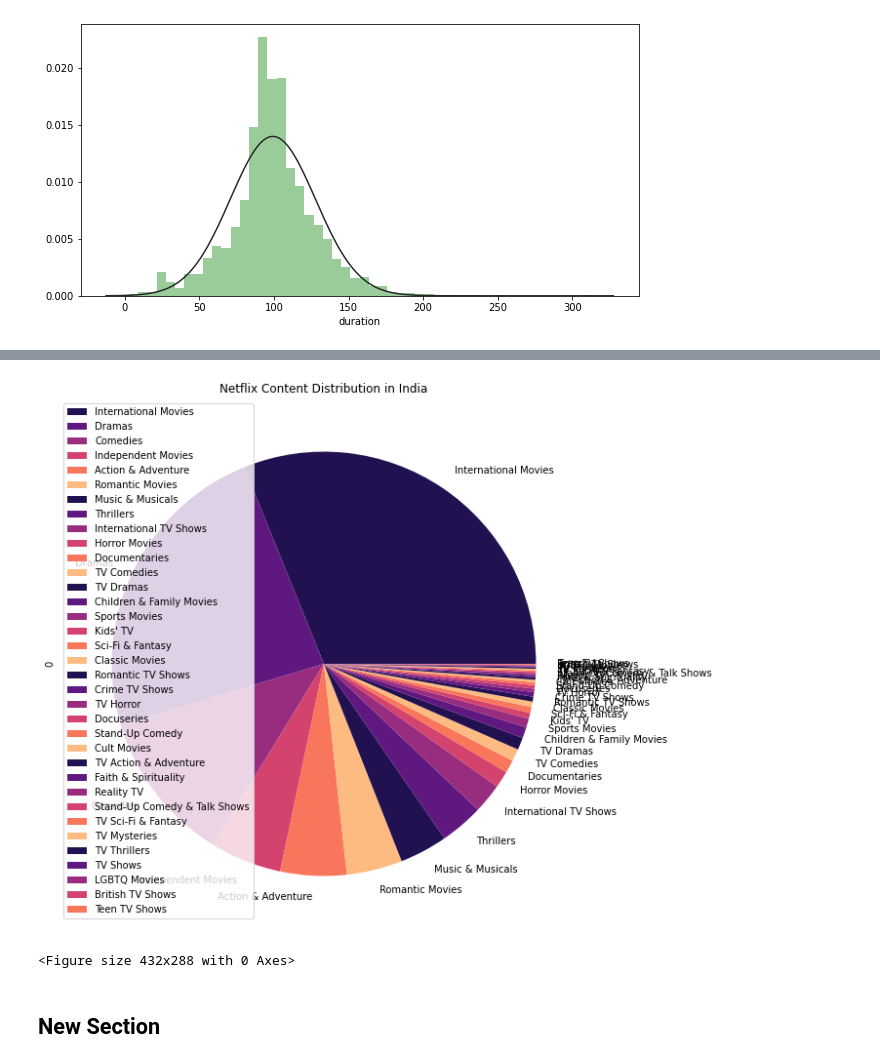
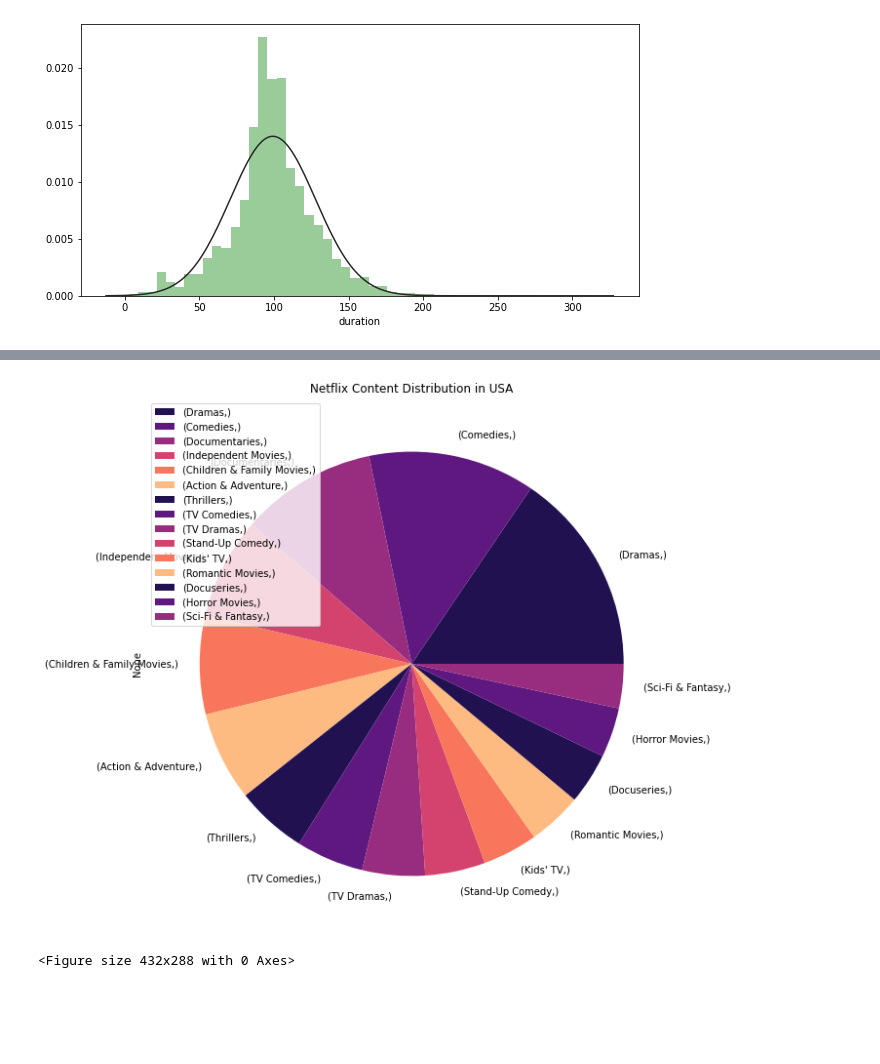
Before and after one commit to NayanaPradeep/Netflix-Movies-and-TV-Shows-Clustering, a Jupyter notebook: NETFLIX_MOVIES_AND_TV_SHOWS_CLUSTERING.ipynb, the cells around one changed output, grey strips where cells are left out. Saved outputs shown, nothing was run; the diff lists cells and outputs as text; code cells hidden in the pictures; blank space fills up the shorter version.

```diff
--- a/NETFLIX_MOVIES_AND_TV_SHOWS_CLUSTERING.ipynb
+++ b/NETFLIX_MOVIES_AND_TV_SHOWS_CLUSTERING.ipynb
@@ -219,6 +220 @@ description      0
 dtype: int64
-# %%
-#Dropping the null value rows
-netflix_df.dropna(axis=0,how='any',inplace = True)
-netflix_df.reset_index(drop=True, inplace=True)
-netflix_df.shape
@@ -229,3 +223,12 @@ netflix_df.shape
+# %%
+# Parsing out the year and month of a a tv series and movies based on the date provided
+netflix_df ['date_added'] = pd.to_datetime(netflix_df['date_added'])
+netflix_df ['year_added'] = netflix_df['date_added'].dt.year
+netflix_df ['month_added'] = netflix_df['date_added'].dt.month
+
+# Seperating movies from tv series, and tv series that had one, two, or more seasons
+netflix_df['season_count'] = netflix_df.apply(lambda x : x['duration'].split(" ")[0] if "Season" in x['duration'] else "", axis = 1)
+netflix_df['duration'] = netflix_df.apply(lambda x : x['duration'].split(" ")[0] if "Season" not in x['duration'] else "", axis = 1)
 # %%
 #Type column count for each category
 netflix_df["type"].value_counts()
@@ -707,9 +712,7 @@ def genres_by_country(c):
 
     for sublist in genres:
       for item in sublist:
-        genres_list.append(item)
+        genres_list.append(item.strip())
 
 
     return genres_list
-
-pd.DataFrame(genres_by_country('India'))[0].value_counts()
@@ -765,0 +763,3 @@ plt.show()
+# %%
+USA_netflix = pd.DataFrame(genres_by_country('United States')).value_counts()
+USA_netflix
@@ -766,12 +784,9 @@ plt.show()
 # %%
 plt.figure(figsize = (20, 10))
-india_netflix.plot.pie(title="Netflix Content Distribution in India",legend = None)
-plt.xlabel("")
+USA_netflix.nlargest(15).plot.pie(title="Netflix Content Distribution in USA")
 plt.legend(loc='upper left', fontsize=10)
 plt.show()
 plt.tight_layout()
 # %% [output]
-[figure, old version]
+[figure, new version]
 <Figure size 432x288 with 0 Axes>
-# %% [markdown]
-## New Section
```
Also changed, not shown: parts of 37 cells of this notebook.
